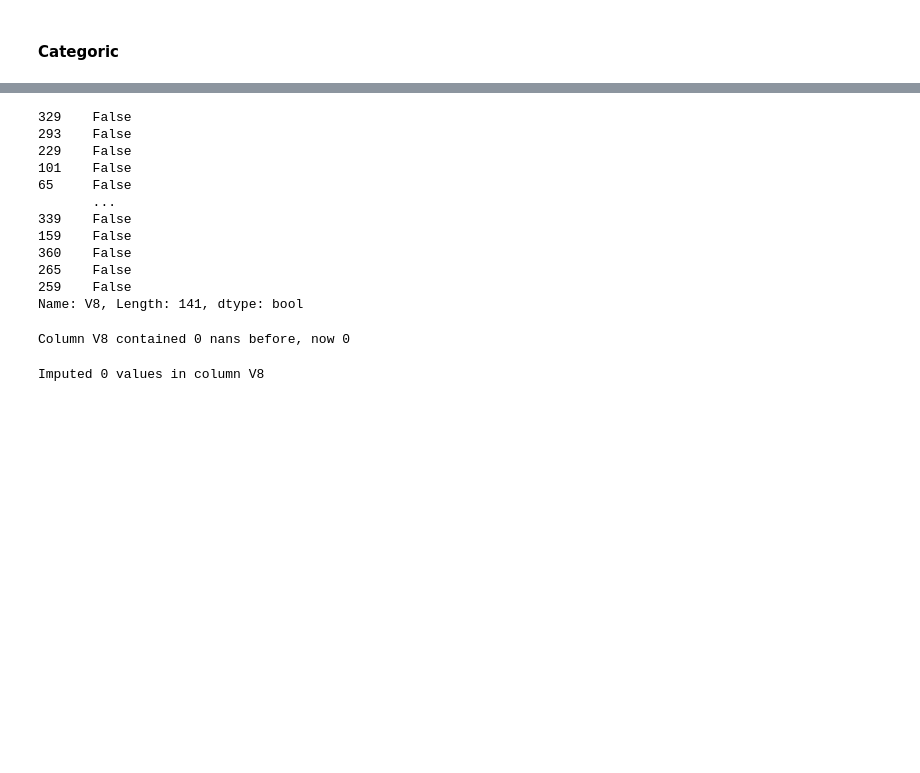
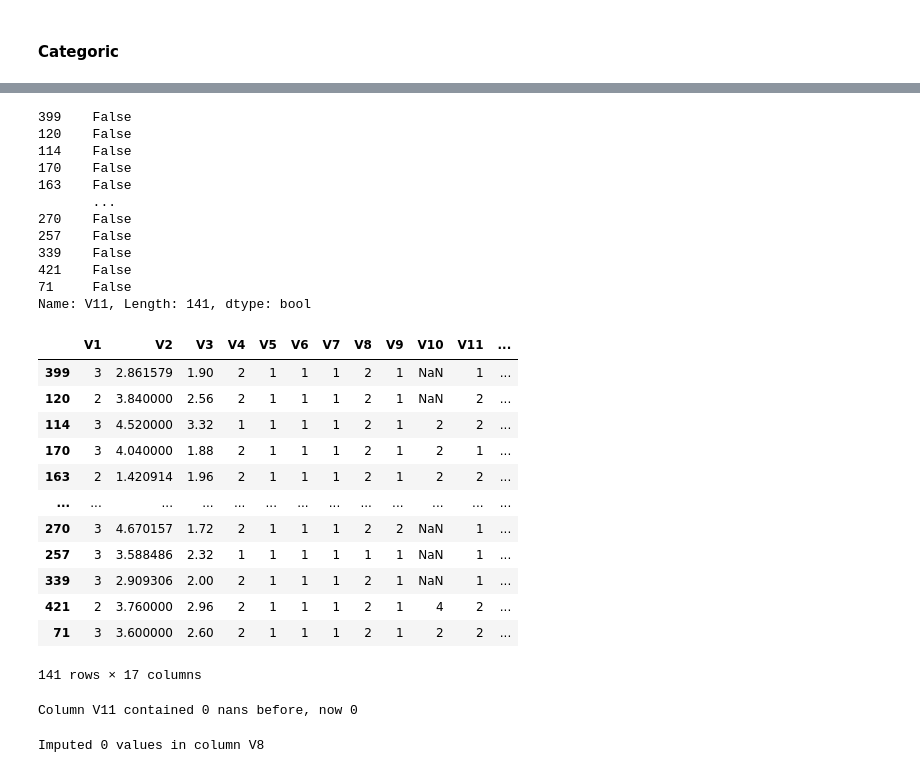
Before and after one commit to SharmaRupali/jenga, a Jupyter notebook: experimental_setups/experimental_setup_revise_ind_od_imp.ipynb, the cells around one changed output, grey strips where cells are left out. Saved outputs shown, nothing was run; the diff lists cells and outputs as text; code cells hidden in the pictures; blank space fills up the shorter version.

Commit message:
SKlearn outlier detection and imputation methods: implemented and tested: individually and together

```diff
--- a/experimental_setups/experimental_setup_revise_ind_od_imp.ipynb
+++ b/experimental_setups/experimental_setup_revise_ind_od_imp.ipynb
@@ -942,7 +1059,7 @@ numeric_preprocessing = Pipeline([
 # %% [markdown]
 #### Categoric
 # %%
-col = "V8"
+col = "V11"
 # %%
 feature_transform = ColumnTransformer(transformers=[
     ('categorical_features', categorical_preprocessing, list(set(categorical_columns) - {col})),
@@ -1017,27 +1134,49 @@ predictors[col].thresholds
 # %%
 ## outlier detection
 # %%
-y_pred = predictors[col].predict(df_outliers)
-y_proba = predictors[col].predict_proba(df_outliers)
+y_pred = predictors[col].predict(df_corrupted)
+y_proba = predictors[col].predict_proba(df_corrupted)
 
 for label_idx, label in enumerate(predictors[col].classes_):
     precision_pred = predictors[col].thresholds[label] <= y_proba[:,label_idx]
-    outliers = precision_pred & (df_outliers[col] != y_pred)
+    outliers = precision_pred & (df_corrupted[col] != y_pred)
 # %%
 outliers
 # %% [output]
-329    False
-293    False
-229    False
-101    False
-65     False
+399    False
+120    False
+114    False
+170    False
+163    False
        ...
+270    False
+257    False
 339    False
-159    False
-360    False
-265    False
-259    False
-Name: V8, Length: 141, dtype: bool
+421    False
+71     False
+Name: V11, Length: 141, dtype: bool
-# %%
-num_nans = df_outliers[col].isnull().sum()
-df_outliers.loc[outliers, col] = np.nan
+# %%
+## find indices of records with NaNs in col in df_corrupted
+nan_idx = df_corrupted[df_corrupted[col].isnull()].index
+non_nan_idx = df_corrupted.loc[set(df_corrupted.index) - set(nan_idx)].index
+
+## add a respective outlier col for each col
+df_outliers[col + "_outlier"] = ''
+df_outliers.loc[non_nan_idx, col + "_outlier"] = outliers.astype('int') ## 0: inlier, 1: outlier
+df_outliers.loc[nan_idx, col + "_outlier"] = 1
+# %%
+df_outliers
+# %% [output]
+|  | V1 | V2 | V3 | V4 | V5 | V6 | V7 | V8 | V9 | V10 | V11 | ... |
+| 399 | 3 | 2.861579 | 1.90 | 2 | 1 | 1 | 1 | 2 | 1 | NaN | 1 | ... |
+| 120 | 2 | 3.840000 | 2.56 | 2 | 1 | 1 | 1 | 2 | 1 | NaN | 2 | ... |
+| 114 | 3 | 4.520000 | 3.32 | 1 | 1 | 1 | 1 | 2 | 1 | 2 | 2 | ... |
+| 170 | 3 | 4.040000 | 1.88 | 2 | 1 | 1 | 1 | 2 | 1 | 2 | 1 | ... |
+| 163 | 2 | 1.420914 | 1.96 | 2 | 1 | 1 | 1 | 2 | 1 | 2 | 2 | ... |
+| ... | ... | ... | ... | ... | ... | ... | ... | ... | ... | ... | ... | ... |
+| 270 | 3 | 4.670157 | 1.72 | 2 | 1 | 1 | 1 | 2 | 2 | NaN | 1 | ... |
+| 257 | 3 | 3.588486 | 2.32 | 1 | 1 | 1 | 1 | 1 | 1 | NaN | 1 | ... |
+| 339 | 3 | 2.909306 | 2.00 | 2 | 1 | 1 | 1 | 2 | 1 | NaN | 1 | ... |
+| 421 | 2 | 3.760000 | 2.96 | 2 | 1 | 1 | 1 | 2 | 1 | 4 | 2 | ... |
+| 71 | 3 | 3.600000 | 2.60 | 2 | 1 | 1 | 1 | 2 | 1 | 2 | 2 | ... |
+141 rows × 17 columns
@@ -1044,7 +1187,7 @@ df_outliers.loc[outliers, col] = np.nan
 # %%
-print(f'Column {col} contained {num_nans} nans before, now {df_outliers[col].isnull().sum()}')
+print(f'Column {col} contained {len(nan_idx)} nans before, now {df_outliers[col].isnull().sum()}')
 # %% [output]
-Column V8 contained 0 nans before, now 0
+Column V11 contained 0 nans before, now 0
 # %%
 ## imputation
 # %%
```
Also changed, not shown: parts of 23 cells of this notebook, 4 other files.
